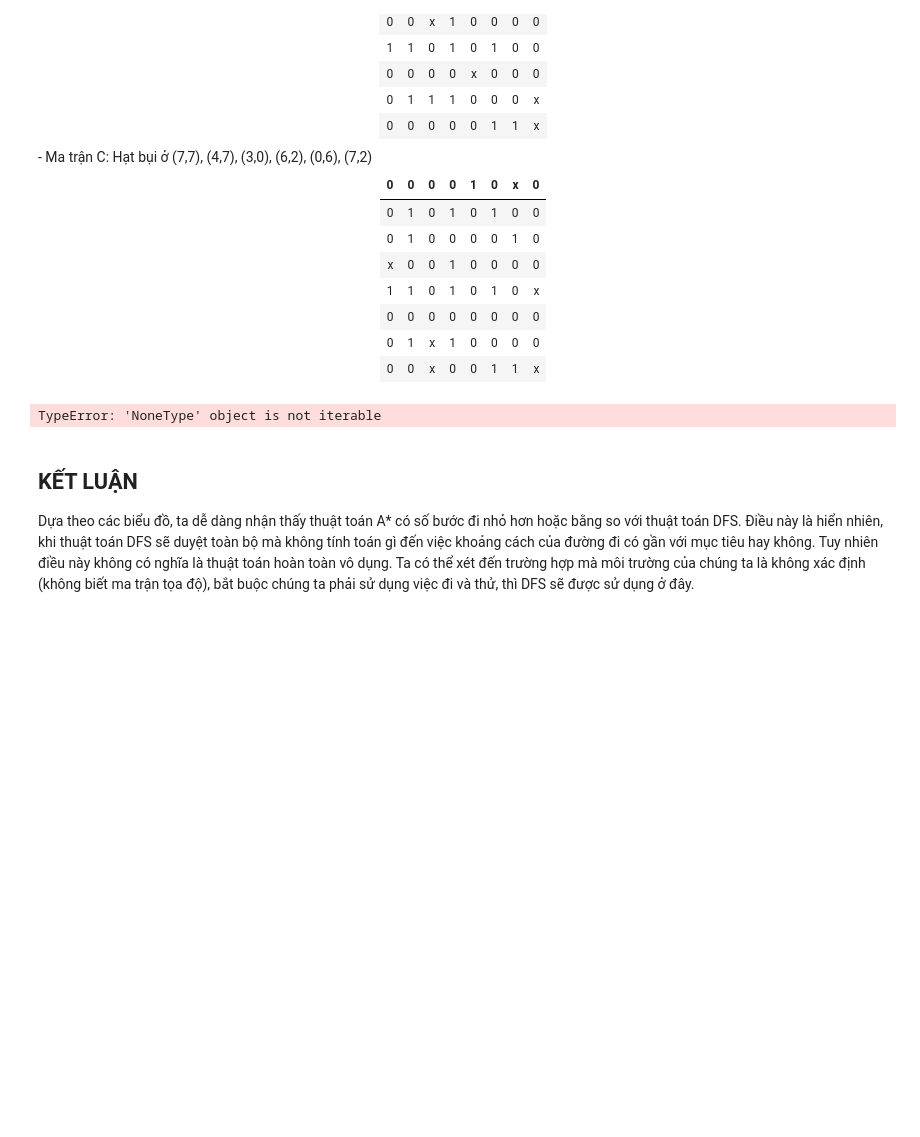
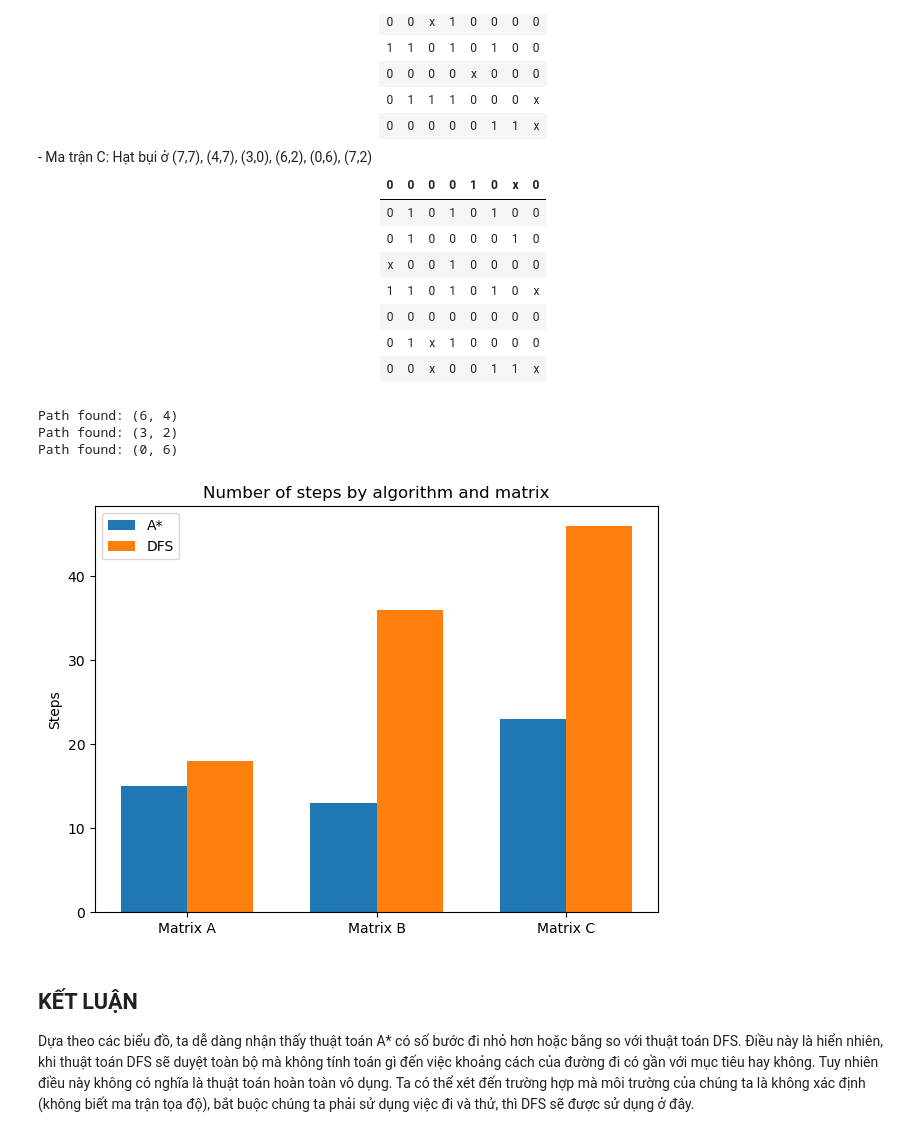
Before and after one commit to DuongDH03/ImpulsiveVacuum, a Jupyter notebook: Final_Project_Report_G25.ipynb, the cells around one changed output. Drawn from its saved outputs; the diff is of its cells as text; code cells hidden in the pictures; blank space fills up the shorter version.

```diff
--- a/Final_Project_Report_G25.ipynb
+++ b/Final_Project_Report_G25.ipynb
@@ -610,7 +575,7 @@ matrix_a = [
     [0, 1, 0, 1, 0, 1, 0, 0],
     [0, 1, 0, 0, 0, 1, 0, 0],
     [0, 0, 0, 1, 0, 0, 1, 0],
-    [1, 1, 0, 1, 0, 1, 0, 0],
+    [1, 1, 0, 1, 0, 0, 0, 0],
     [0, 0, 0, 0, 0, 1, 0, 0],
     [0, 1, 1, 1, 0, 0, 0, 0],
     [0, 0, 0, 0, 0, 1, 1, 0]
@@ -619,34 +584,37 @@ goal1 = [(7,7), (6,4), (3,5), (4,5)]
 
 matrix_b = [
     [0, 0, 0, 0, 1, 0, 0, 0],
     [0, 1, 0, 1, 0, 1, 0, 0],
     [0, 1, 0, 0, 0, 1, 1, 0],
     [0, 0, 0, 1, 0, 0, 0, 0],
     [1, 1, 0, 1, 0, 1, 0, 0],
     [0, 0, 0, 0, 0, 0, 0, 0],
     [0, 1, 1, 1, 0, 0, 0, 0],
     [0, 0, 0, 0, 0, 1, 1, 0]
 ]
 goal2 = [(7,7), (3,2), (1,2), (5,4), (6,7)]
 
 matrix_c = [
     [0, 0, 0, 0, 1, 0, 0, 0],
     [0, 1, 0, 1, 0, 1, 0, 0],
     [0, 1, 0, 0, 0, 0, 1, 0],
     [0, 0, 0, 1, 0, 0, 0, 0],
     [1, 1, 0, 1, 0, 1, 0, 0],
     [0, 0, 0, 0, 0, 0, 0, 0],
     [0, 1, 0, 1, 0, 0, 0, 0],
     [0, 0, 0, 0, 0, 1, 1, 0]
 ]
 goal3 = [(7,7), (4,7), (3,0), (6,2), (0,6), (7,2)]
 
 matrices = [matrix_a,matrix_b, matrix_c]
 goals = [goal1, goal2, goal3]
 
 eff_test(matrices, goals)
 # %% [output]
-TypeError: 'NoneType' object is not iterable
+Path found: (6, 4)
+Path found: (3, 2)
+Path found: (0, 6)
+[figure, added]
 # %% [markdown]
 ## KẾT LUẬN
 Dựa theo các biểu đồ, ta dễ dàng nhận thấy thuật toán A* có số bước đi nhỏ hơn hoặc bằng so với thuật toán DFS. Điều này là hiển nhiên, khi thuật toán DFS sẽ duyệt toàn bộ mà không tính toán gì đến việc khoảng cách của đường đi có gần với mục tiêu hay không. Tuy nhiên điều này không có nghĩa là thuật toán hoàn toàn vô dụng. Ta có thể xét đến trường hợp mà môi trường của chúng ta là không xác định (không biết ma trận tọa độ), bắt buộc chúng ta phải sử dụng việc đi và thử, thì DFS sẽ được sử dụng ở đây.
```
Also changed, not shown: parts of 1 cell of this notebook.
